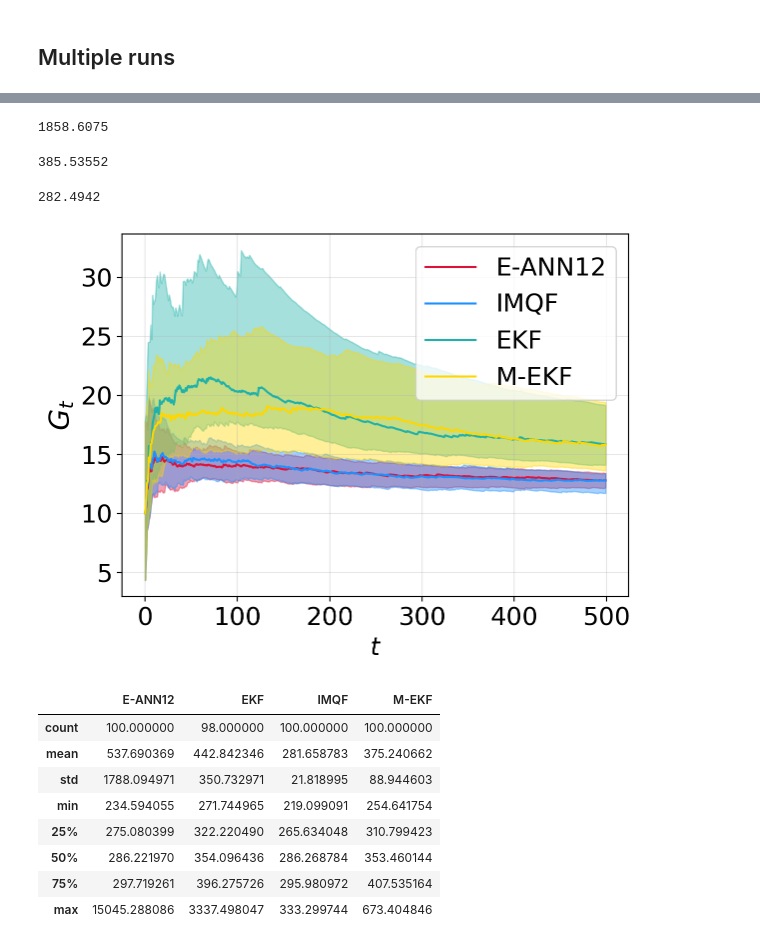
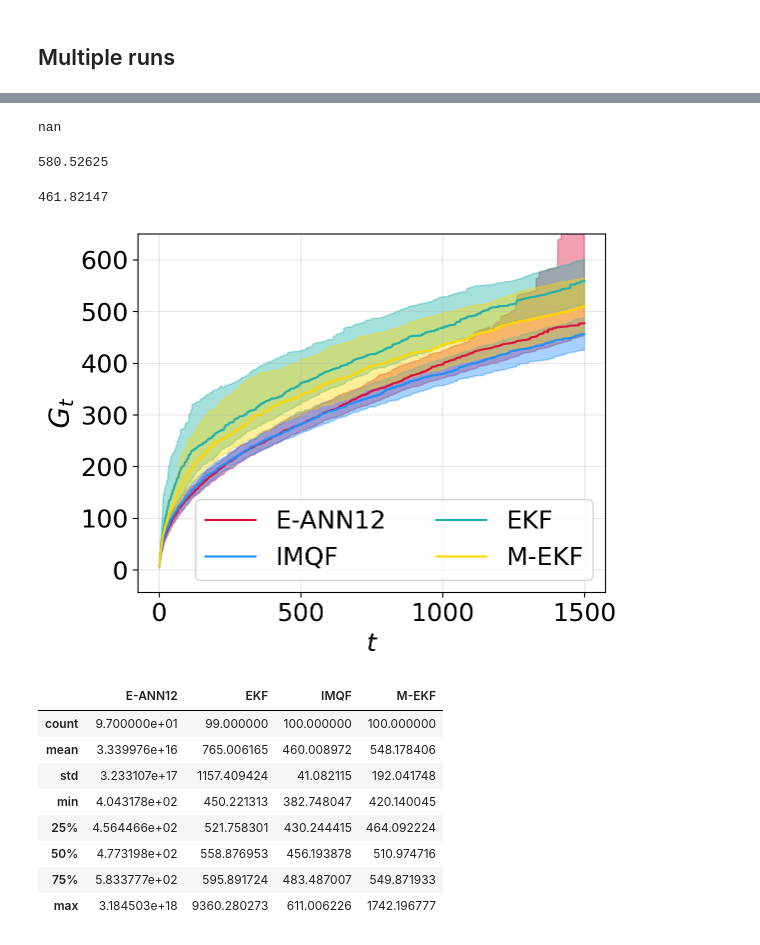
Before and after one commit to gerdm/weighted-likelihood-filter, a Jupyter notebook: experiments/online-mlp-training.ipynb, the cells around one changed output, grey strips where cells are left out. Drawn from its saved outputs; the diff is of its cells as text; code cells hidden in the pictures.

Commit message:
feat: online-mlp-training

```diff
--- a/experiments/online-mlp-training.ipynb
+++ b/experiments/online-mlp-training.ipynb
@@ -50,8 +50,10 @@ def sample_observations_grid(key, f, n_obs, xmin, xmax, x_noise=0.1, y_noise=3.0
     y = y * (1 - is_corrupted) + ycorr * is_corrupted
 
     X = jnp.c_[x, y]
-    shuffled_ixs = jax.random.permutation(key_shuffle, jnp.arange(n_obs))
-    # x, y = jnp.array(X[shuffled_ixs, :].T)
+    # shuffled_ixs = jax.random.permutation(key_shuffle, jnp.arange(n_obs))
+
+    # ixs_sort = jnp.argsort(x)
+    # x, y = jnp.array(X[ixs_sort, :].T)
 
     return x, y
 # %%
@@ -273,0 +269,22 @@ plt.grid(alpha=0.3)
+# %%
+pp_elements = {
+    "EKF": yhat_pp_ekf,
+    "E-ANN12": yhat_pp_rekf,
+    "M-EKF": yhat_pp_mekf,
+    "IMQF": yhat_pp_imq,
+}
+
+pp_elements = jax.tree_map(lambda x: np.squeeze(np.array(x)), pp_elements)
+# %%
+fig, axs = plt.subplots(2, 2, sharex=True, sharey=True)
+axs = axs.ravel()
+
+for ax, method in zip(axs, pp_elements):
+    c = cmap[method]
+    ax.scatter(x, pp_elements[method], c=c, s=10)
+    ax.set_ylim(-35, 40)
+    ax.grid(alpha=0.3)
+    ax.plot(xtest, ytest, c="black", linewidth=2)
+    ax.set_title(method)
+plt.tight_layout()
+plt.savefig("./figures/online-mlp-sample.pdf")
@@ -289,7 +308,7 @@ plt.savefig("./figures/online-mlp-sample.pdf")
 ## Multiple runs
 # %%
 ytest = f(xtest)
-n_obs = 500
+n_obs = 1500
 
 @jax.jit
 @jax.vmap
@@ -354,15 +373,15 @@ Wall time: 1min 13s
 # %%
 np.sqrt(jnp.power(errs_osa["E-ANN12"], 2).sum(axis=-1).mean(axis=0))
 # %% [output]
-1858.6075
+nan
 # %%
 np.sqrt(jnp.power(errs_osa["M-EKF"], 2).sum(axis=-1).mean(axis=0))
 # %% [output]
-385.53552
+580.52625
 # %%
 np.sqrt(jnp.power(errs_osa["IMQF"], 2).sum(axis=-1).mean(axis=0))
 # %% [output]
-282.4942
+461.82147
 # %%
 def running_mean(errs):
     errs = errs[:, 0:]
@@ -374,32 +393,34 @@ errs_rmean = jax.tree_map(running_mean, errs_osa)
 # %%
 for method in cmap:
     plt.plot(np.nanquantile(errs_rmean[method], 0.5, axis=0), c=cmap[method], label=method)
     vmin, vmax = np.nanquantile(errs_rmean[method], [0.2, 0.8], axis=0)
     plt.fill_between(np.arange(len(vmin)), vmin, vmax, color=cmap[method], alpha=0.4)
 
 # plt.yscale("log")
-plt.legend()
+plt.legend(ncol=2, loc="lower right")
 plt.grid(alpha=0.3)
 plt.xlabel("$t$")
 plt.ylabel("$G_t$", fontsize=20)
 plt.tight_layout()
+ymin, _ = plt.ylim()
+plt.ylim(ymin, 650)
 plt.savefig("./figures/online-mlp-osa-benchmark.pdf")
 # %% [output]
-[figure, old version]
+[figure, new version]
 # %%
 results_osa_df = jax.tree_map(lambda errs: jnp.sqrt(jnp.power(errs, 2)[:, 0:].sum(axis=1)), errs_osa)
 results_osa_df = pd.DataFrame(results_osa_df)
 results_osa_df.describe()
 # %% [output]
 |  | E-ANN12 | EKF | IMQF | M-EKF |
-| count | 100.000000 | 98.000000 | 100.000000 | 100.000000 |
-| mean | 537.690369 | 442.842346 | 281.658783 | 375.240662 |
-| std | 1788.094971 | 350.732971 | 21.818995 | 88.944603 |
-| min | 234.594055 | 271.744965 | 219.099091 | 254.641754 |
-| 25% | 275.080399 | 322.220490 | 265.634048 | 310.799423 |
-| 50% | 286.221970 | 354.096436 | 286.268784 | 353.460144 |
-| 75% | 297.719261 | 396.275726 | 295.980972 | 407.535164 |
-| max | 15045.288086 | 3337.498047 | 333.299744 | 673.404846 |
+| count | 9.700000e+01 | 99.000000 | 100.000000 | 100.000000 |
+| mean | 3.339976e+16 | 765.006165 | 460.008972 | 548.178406 |
+| std | 3.233107e+17 | 1157.409424 | 41.082115 | 192.041748 |
+| min | 4.043178e+02 | 450.221313 | 382.748047 | 420.140045 |
+| 25% | 4.564466e+02 | 521.758301 | 430.244415 | 464.092224 |
+| 50% | 4.773198e+02 | 558.876953 | 456.193878 | 510.974716 |
+| 75% | 5.833777e+02 | 595.891724 | 483.487007 | 549.871933 |
+| max | 3.184503e+18 | 9360.280273 | 611.006226 | 1742.196777 |
 # %%
 sns.boxenplot(
     results_osa_df.melt().query("value < 800"),
```
Also changed, not shown: parts of 10 cells of this notebook.
